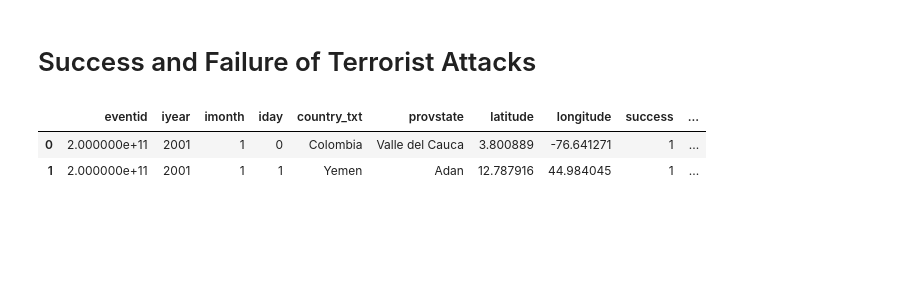
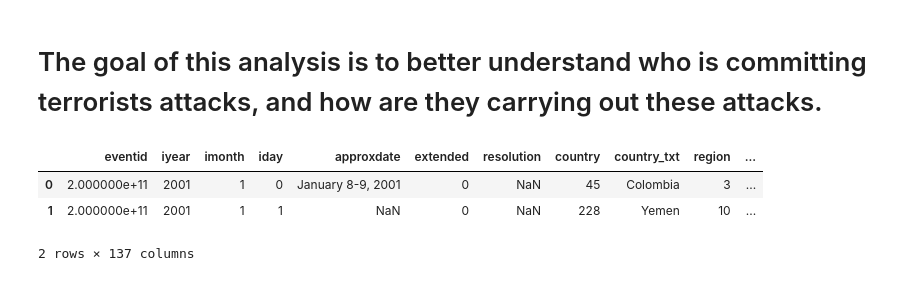
Before and after one commit to prashantvikramsingh/Data-Analysis-using-Python, a Jupyter notebook: final/analysis/ana_3.ipynb, the cells around one changed output. Saved outputs shown, nothing was run; the diff lists cells and outputs as text; code cells hidden in the pictures; blank space fills up the shorter version.

```diff
--- a/final/analysis/ana_3.ipynb
+++ b/final/analysis/ana_3.ipynb
@@ -1,5 +1,5 @@
-# %% [markdown]
-# Success and Failure of Terrorist Attacks
+# %% [markdown]
+# The goal of this analysis is to better understand who is committing terrorists attacks, and how are they carrying out these attacks.
 # %%
 # Importing the required packages
 import os
@@ -16,11 +17,11 @@ data_path = home_path+"\\final\\Data\\*"
 # %%
 # Looping through each filename in above path and selecting the required file
 for file in glob.glob(data_path):
     with open(file, errors='ignore') as source:
-        ana_3_data = pd.read_csv(source, low_memory=False, encoding='ISO-8859-1',
-                          usecols=[0, 1, 2, 3, 8, 11, 13, 14, 26, 29, 35, 37, 84, 100, 103])
-ana_3_data.head(2)
+        ana_4_data=pd.read_csv(source, low_memory=False, encoding='ISO-8859-1')
+ana_4_data.head(2)
 # %% [output]
-|  | eventid | iyear | imonth | iday | country_txt | provstate | latitude | longitude | success | ... |
-| 0 | 2.000000e+11 | 2001 | 1 | 0 | Colombia | Valle del Cauca | 3.800889 | -76.641271 | 1 | ... |
-| 1 | 2.000000e+11 | 2001 | 1 | 1 | Yemen | Adan | 12.787916 | 44.984045 | 1 | ... |
+|  | eventid | iyear | imonth | iday | approxdate | extended | resolution | country | country_txt | region | ... |
+| 0 | 2.000000e+11 | 2001 | 1 | 0 | January 8-9, 2001 | 0 | NaN | 45 | Colombia | 3 | ... |
+| 1 | 2.000000e+11 | 2001 | 1 | 1 | NaN | 0 | NaN | 228 | Yemen | 10 | ... |
+2 rows × 137 columns
```
Also changed, not shown: parts of 8 cells of this notebook, 10 other files.
